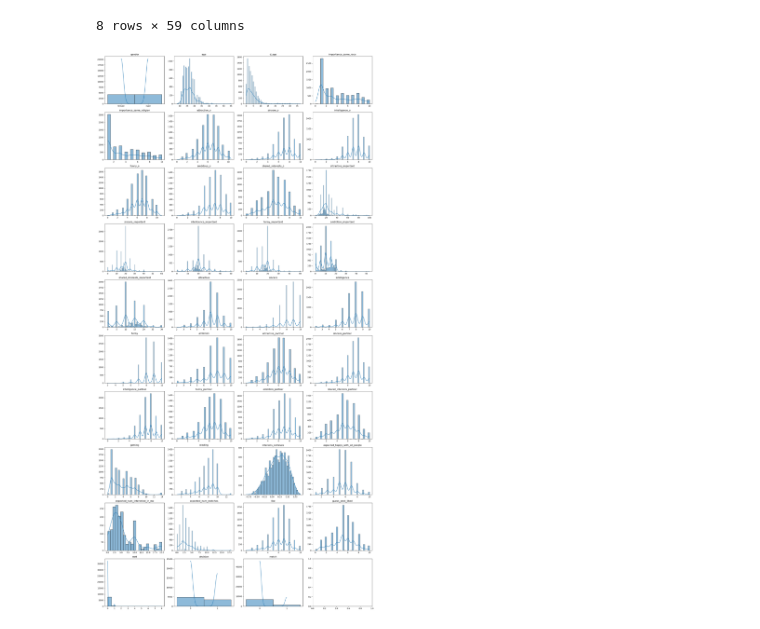
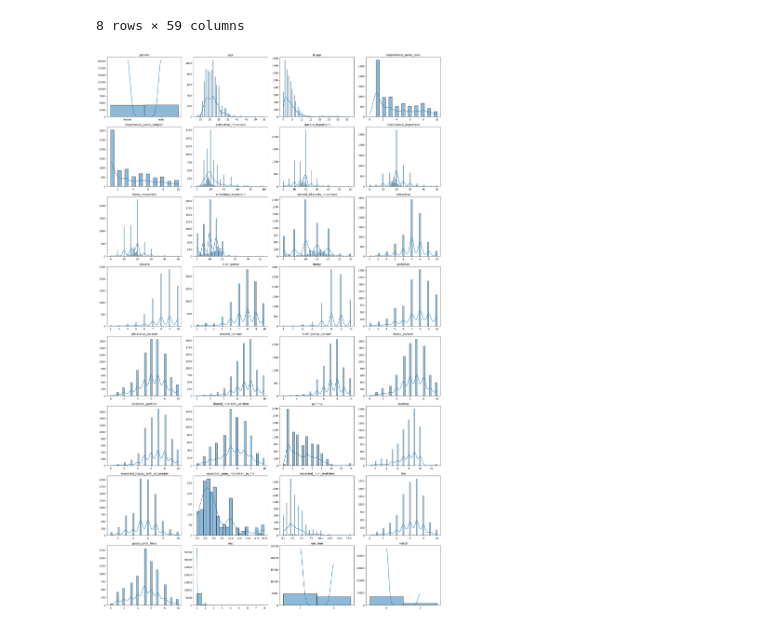
Before and after one commit to FrederickAlmeida/SpeedDating, a Jupyter notebook: eda_fred.ipynb, the cells around one changed output. Cells and saved outputs as stored; diff of their text form; code cells hidden in the pictures.

```diff
--- a/eda_fred.ipynb
+++ b/eda_fred.ipynb
@@ -111,31 +109,33 @@ df.describe()
 8 rows × 59 columns
 # %%
 cols = [
-    'gender', 'age', 'd_age', 'importance_same_race', 'importance_same_religion', 'attractive_o',
-    'sinsere_o', 'intelligence_o', 'funny_o', 'ambitous_o', 'shared_interests_o', 'attractive_important',
+    'gender', 'age', 'd_age', 'importance_same_race', 'importance_same_religion', 'attractive_important',
     'sincere_important', 'intellicence_important', 'funny_important', 'ambtition_important', 'shared_interests_important',
     'attractive', 'sincere', 'intelligence', 'funny', 'ambition', 'attractive_partner', 'sincere_partner',
     'intelligence_partner', 'funny_partner', 'ambition_partner', 'shared_interests_partner', 'gaming',
-    'reading', 'interests_correlate', 'expected_happy_with_sd_people', 'expected_num_interested_in_me',
+    'reading', 'expected_happy_with_sd_people', 'expected_num_interested_in_me',
     'expected_num_matches', 'like', 'guess_prob_liked', 'met', 'decision', 'match'
 ]
 
 num_cols = len(cols)
 num_rows = (num_cols // 4) + 1
 
 fig, axes = plt.subplots(num_rows, 4, figsize=(20, num_rows * 4))
 axes = axes.flatten()
 
 for i, column in enumerate(df[cols].columns):
     sns.histplot(df[column], ax=axes[i], kde=True)
     axes[i].set_title(column)
     axes[i].set_xlabel('')
     axes[i].set_ylabel('')
 
+for j in range(i + 1, len(axes)):
+    axes[j].set_visible(False)
+
 plt.tight_layout()
 plt.show()
 # %% [output]
-[figure, old version]
+[figure, new version]
 # %% [markdown]
 Podemos fazer algumas observações a partir desses gráficos:
 - As classes são balanceadas, temos a mesma quantidade de homens e mulheres.
```
Also changed, not shown: parts of 8 cells of this notebook.
